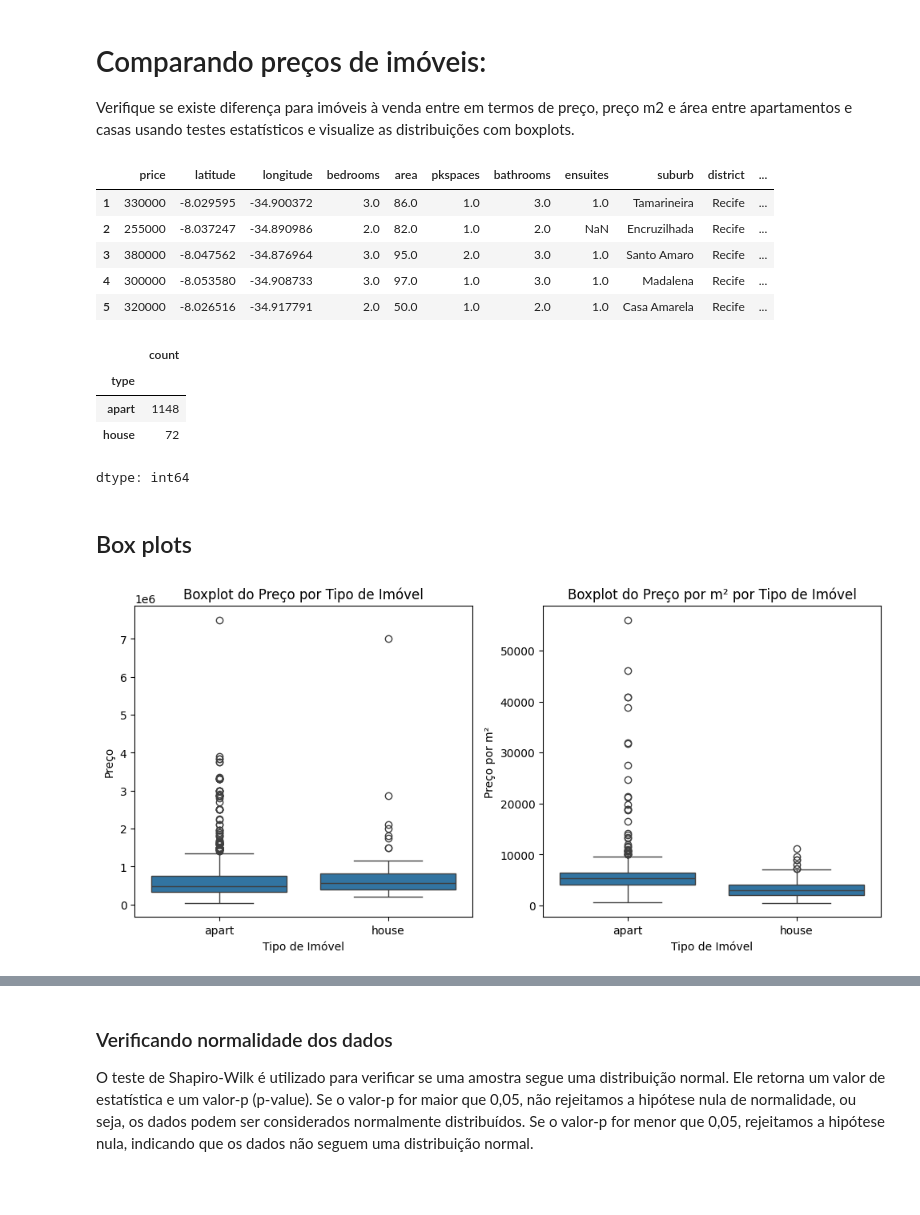
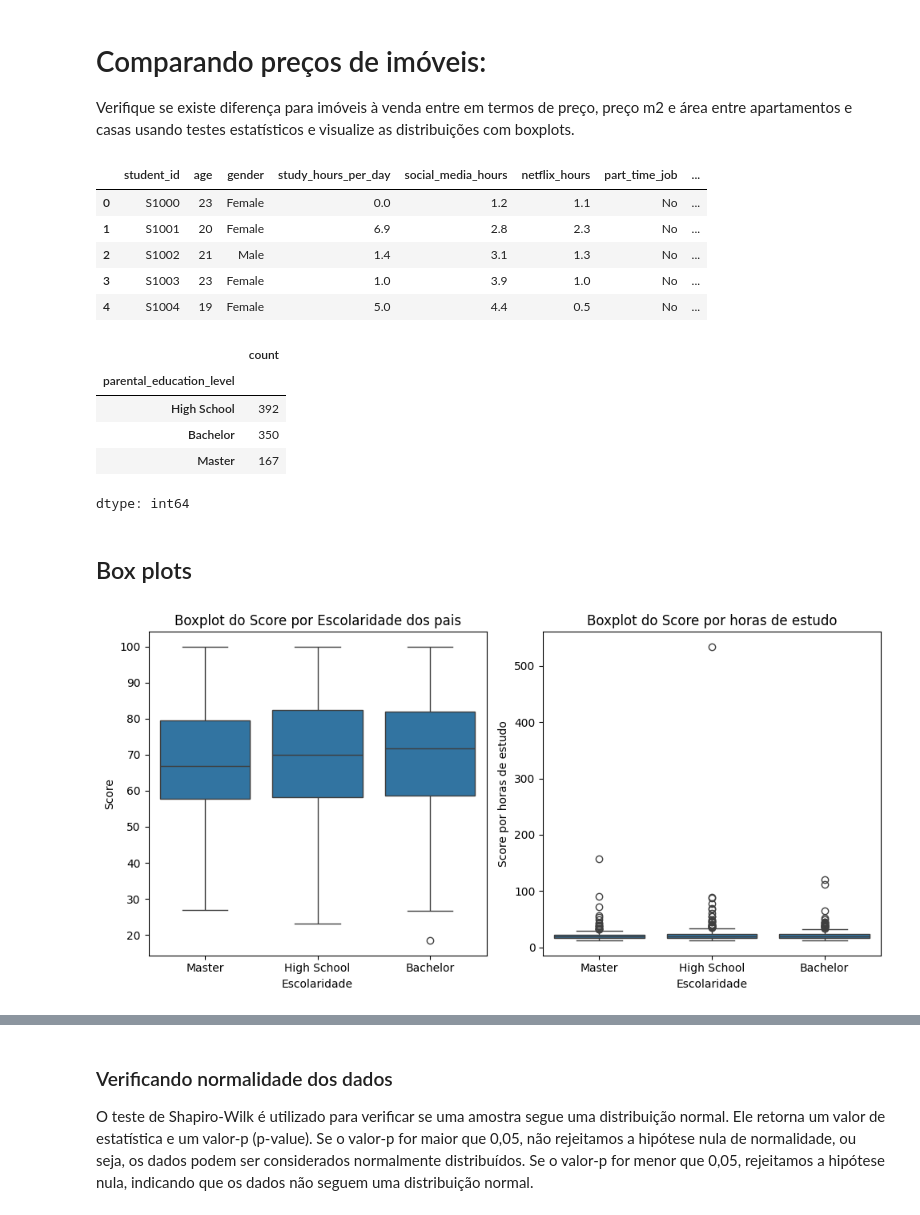
Before and after one commit to MichaelTRArruda/dados, a Jupyter notebook: 00-intro/05_TestesEstatisticos.ipynb, the cells around one changed output, grey strips where cells are left out. Drawn from its saved outputs; the diff is of its cells as text; code cells hidden in the pictures; blank space fills up the shorter version.

```diff
--- a/00-intro/05_TestesEstatisticos.ipynb
+++ b/00-intro/05_TestesEstatisticos.ipynb
@@ -123,50 +235,51 @@ Rejeitamos a hipótese nula: há diferença significativa entre as pressões art
 
 Verifique se existe diferença para imóveis à venda entre em termos de preço, preço m2 e área entre apartamentos e casas usando testes estatísticos e visualize as distribuições com boxplots.
 # %%
-houses=pd.read_csv("https://raw.githubusercontent.com/ProfLuciano/cd/gh-pages/data/recife.csv",encoding = "ISO-8859-1")
-
 # filtrar os dados para incluir apenas os preços acima de 30.000 (venda)
-houses = houses[houses['price'] > 30000]
-
-houses['price_m2'] = houses['price']/houses['area']
-houses.head()
+import pandas as pd
+import numpy as np
+url = "https://raw.githubusercontent.com/MichaelTRArruda/dados/3d1fdb4c93cd52134126b098a681b0dd280b419d/student_habits_performance.csv"
+df = pd.read_csv(url)
+df.loc[df['study_hours_per_day'] != 0, 'score_hours'] = df['exam_score'] / df['study_hours_per_day']
+df.head()
 # %% [output]
-|  | price | latitude | longitude | bedrooms | area | pkspaces | bathrooms | ensuites | suburb | district | ... |
-| 1 | 330000 | -8.029595 | -34.900372 | 3.0 | 86.0 | 1.0 | 3.0 | 1.0 | Tamarineira | Recife | ... |
-| 2 | 255000 | -8.037247 | -34.890986 | 2.0 | 82.0 | 1.0 | 2.0 | NaN | Encruzilhada | Recife | ... |
-| 3 | 380000 | -8.047562 | -34.876964 | 3.0 | 95.0 | 2.0 | 3.0 | 1.0 | Santo Amaro | Recife | ... |
-| 4 | 300000 | -8.053580 | -34.908733 | 3.0 | 97.0 | 1.0 | 3.0 | 1.0 | Madalena | Recife | ... |
-| 5 | 320000 | -8.026516 | -34.917791 | 2.0 | 50.0 | 1.0 | 2.0 | 1.0 | Casa Amarela | Recife | ... |
+|  | student_id | age | gender | study_hours_per_day | social_media_hours | netflix_hours | part_time_job | ... |
+| 0 | S1000 | 23 | Female | 0.0 | 1.2 | 1.1 | No | ... |
+| 1 | S1001 | 20 | Female | 6.9 | 2.8 | 2.3 | No | ... |
+| 2 | S1002 | 21 | Male | 1.4 | 3.1 | 1.3 | No | ... |
+| 3 | S1003 | 23 | Female | 1.0 | 3.9 | 1.0 | No | ... |
+| 4 | S1004 | 19 | Female | 5.0 | 4.4 | 0.5 | No | ... |
 # %%
-houses['type'].value_counts()
+df['parental_education_level'].value_counts()
 # %% [output]
 |  | count |
-| type |  |
-| apart | 1148 |
-| house | 72 |
+| parental_education_level |  |
+| High School | 392 |
+| Bachelor | 350 |
+| Master | 167 |
 dtype: int64
 # %% [markdown]
 ## Box plots
 # %%
 import seaborn as sns
 
 plt.figure(figsize=(10, 5))
 plt.subplot(1, 2, 1)
-sns.boxplot(data=houses, x='type', y='price')
-plt.title('Boxplot do Preço por Tipo de Imóvel')
-plt.ylabel('Preço')
-plt.xlabel('Tipo de Imóvel')
+sns.boxplot(data=df, x='parental_education_level', y='exam_score')
+plt.title('Boxplot do Score por Escolaridade dos pais')
+plt.ylabel('Score')
+plt.xlabel('Escolaridade')
 
 plt.subplot(1, 2, 2)
-sns.boxplot(data=houses, x='type', y='price_m2')
-plt.title('Boxplot do Preço por m² por Tipo de Imóvel')
-plt.ylabel('Preço por m²')
-plt.xlabel('Tipo de Imóvel')
+sns.boxplot(data=df, x='parental_education_level', y='score_hours')
+plt.title('Boxplot do Score por horas de estudo')
+plt.ylabel('Score por horas de estudo')
+plt.xlabel('Escolaridade')
 plt.tight_layout()
 
 plt.show()
 # %% [output]
-[figure, old version]
+[figure, new version]
 # %% [markdown]
 ## Identificando o tipo de teste a ser aplicado
 
```
Also changed, not shown: parts of 19 cells of this notebook.
